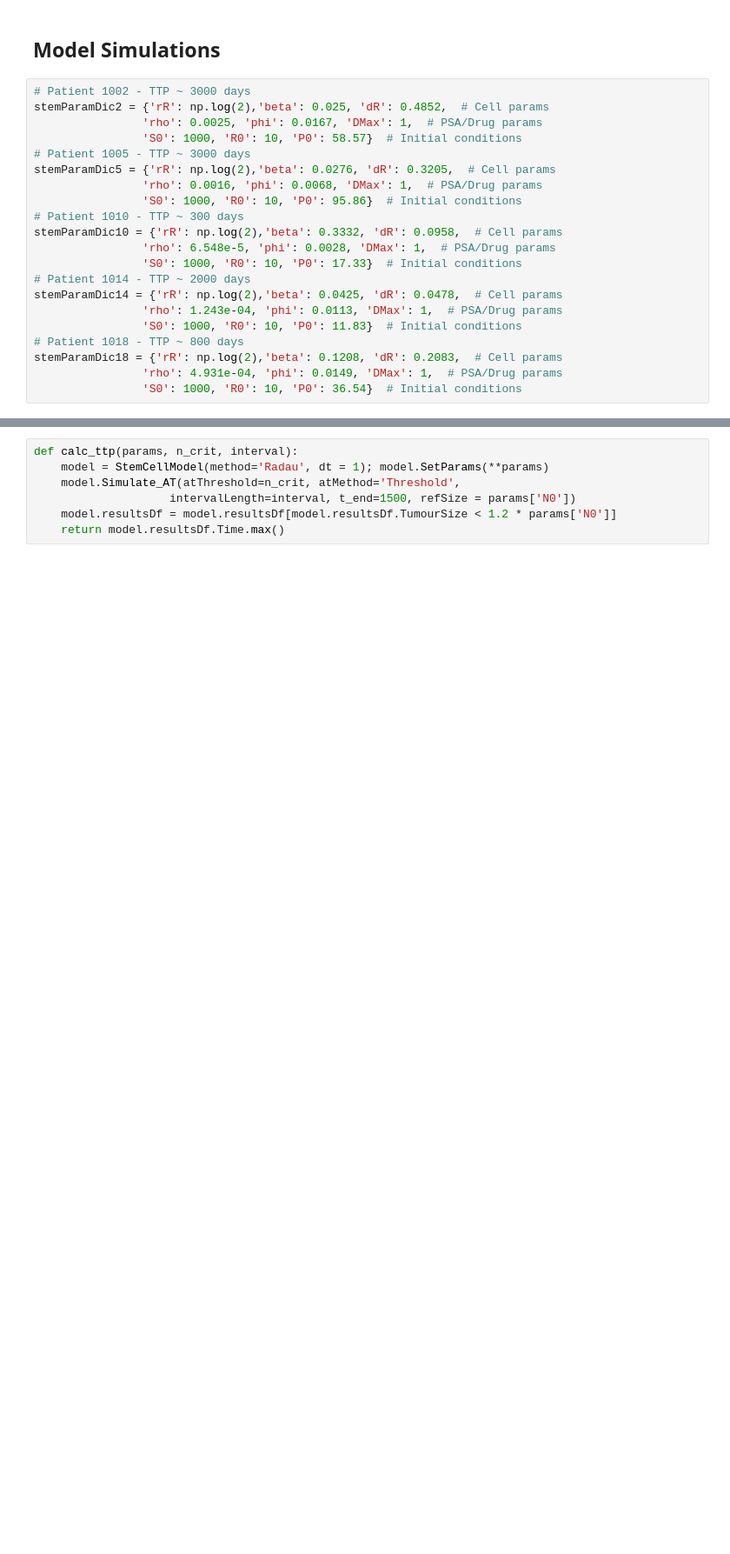
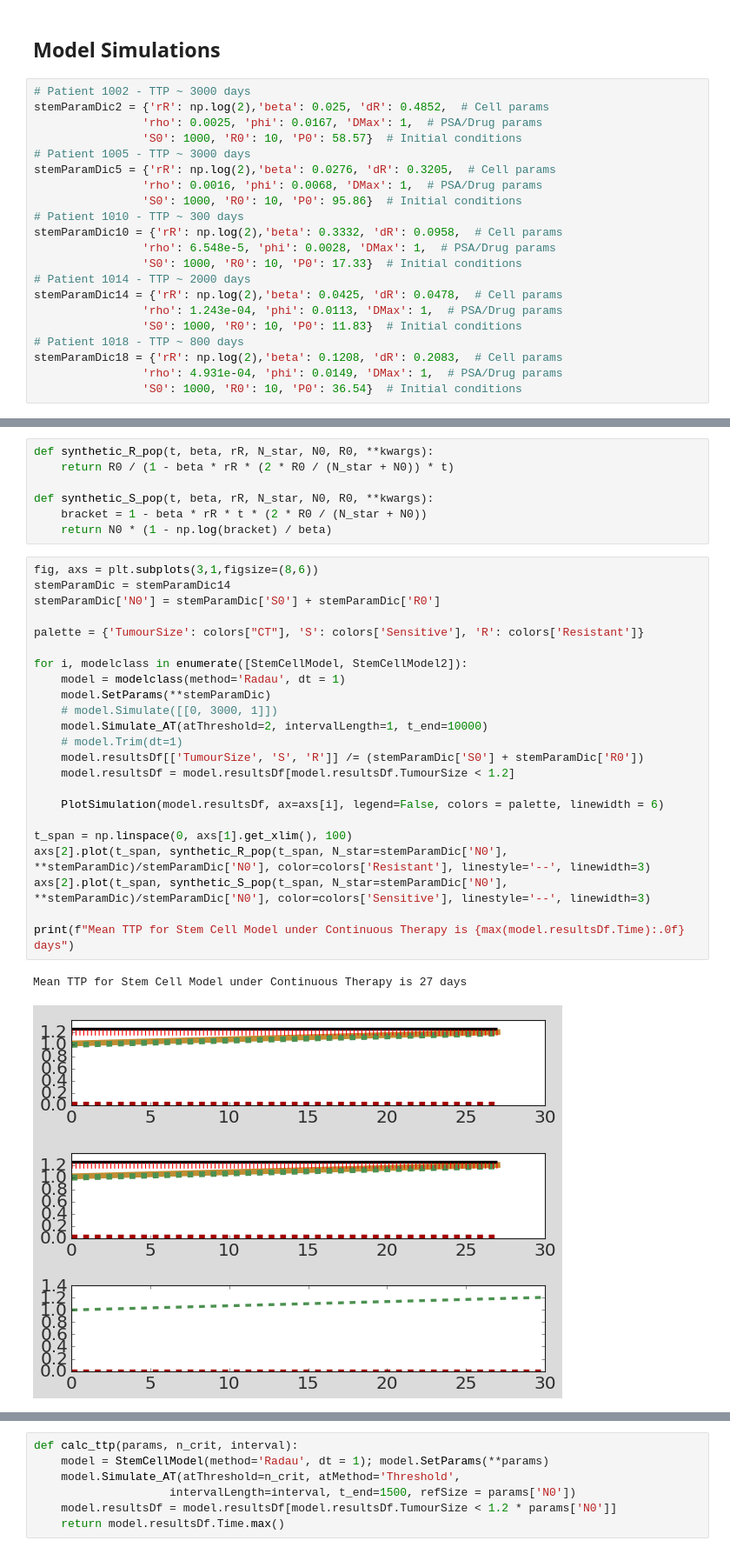
Before and after one commit to KCGallagher/AT_Model_Comparison, a Jupyter notebook: stem_cell_model/critical_threshold.ipynb, the cells around one changed output, grey strips where cells are left out. Shown at 87% size. Drawn from its saved outputs; the diff is of its cells as text; blank space fills up the shorter version.

```diff
--- a/stem_cell_model/critical_threshold.ipynb
+++ b/stem_cell_model/critical_threshold.ipynb
@@ -85,4 +86,37 @@ Mean TTP for Stem Cell Model under Continuous Therapy is 2235 days
 [figure]
+# %%
+def synthetic_R_pop(t, beta, rR, N_star, N0, R0, **kwargs):
+    return R0 / (1 - beta * rR * (2 * R0 / (N_star + N0)) * t)
+
+def synthetic_S_pop(t, beta, rR, N_star, N0, R0, **kwargs):
+    bracket = 1 - beta * rR * t * (2 * R0 / (N_star + N0))
+    return N0 * (1 - np.log(bracket) / beta)
+# %%
+fig, axs = plt.subplots(3,1,figsize=(8,6))
+stemParamDic = stemParamDic14
+stemParamDic['N0'] = stemParamDic['S0'] + stemParamDic['R0']
+
+palette = {'TumourSize': colors["CT"], 'S': colors['Sensitive'], 'R': colors['Resistant']}
+
+for i, modelclass in enumerate([StemCellModel, StemCellModel2]):
+    model = modelclass(method='Radau', dt = 1)
+    model.SetParams(**stemParamDic)
+    # model.Simulate([[0, 3000, 1]])
+    model.Simulate_AT(atThreshold=2, intervalLength=1, t_end=10000)
+    # model.Trim(dt=1)
+    model.resultsDf[['TumourSize', 'S', 'R']] /= (stemParamDic['S0'] + stemParamDic['R0'])
+    model.resultsDf = model.resultsDf[model.resultsDf.TumourSize < 1.2]
+
+    PlotSimulation(model.resultsDf, ax=axs[i], legend=False, colors = palette, linewidth = 6)
+
+t_span = np.linspace(0, axs[1].get_xlim(), 100)
+axs[2].plot(t_span, synthetic_R_pop(t_span, N_star=stemParamDic['N0'], **stemParamDic)/stemParamDic['N0'], color=colors['Resistant'], linestyle='--', linewidth=3)
+axs[2].plot(t_span, synthetic_S_pop(t_span, N_star=stemParamDic['N0'], **stemParamDic)/stemParamDic['N0'], color=colors['Sensitive'], linestyle='--', linewidth=3)
+
+print(f"Mean TTP for Stem Cell Model under Continuous Therapy is {max(model.resultsDf.Time):.0f} days")
+# %% [output]
+Mean TTP for Stem Cell Model under Continuous Therapy is 27 days
+[figure, added]
 # %%
 fig, ax = plt.subplots(1,1,figsize=(8,3))
 
```
Also changed, not shown: parts of 9 cells of this notebook, 2 other files.
